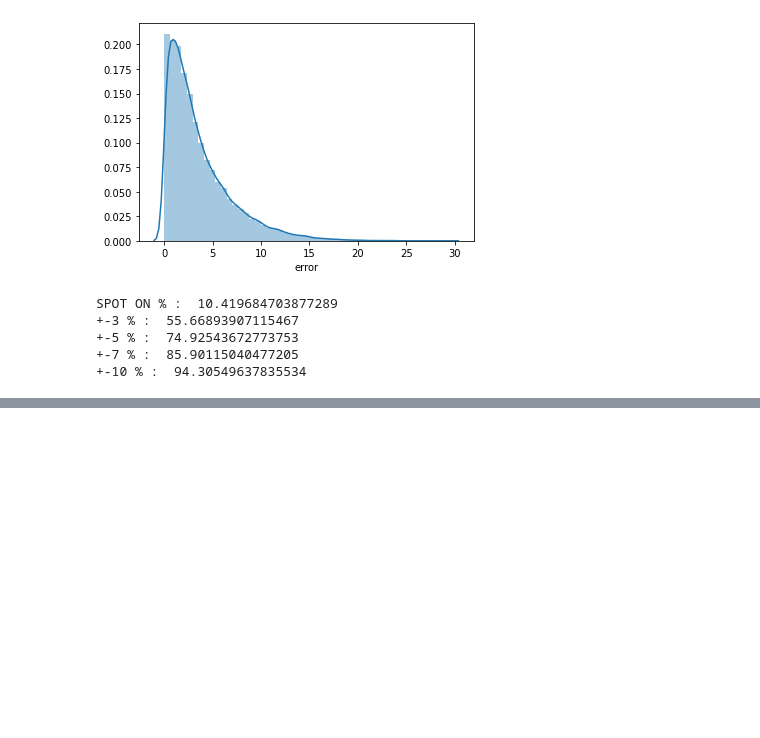
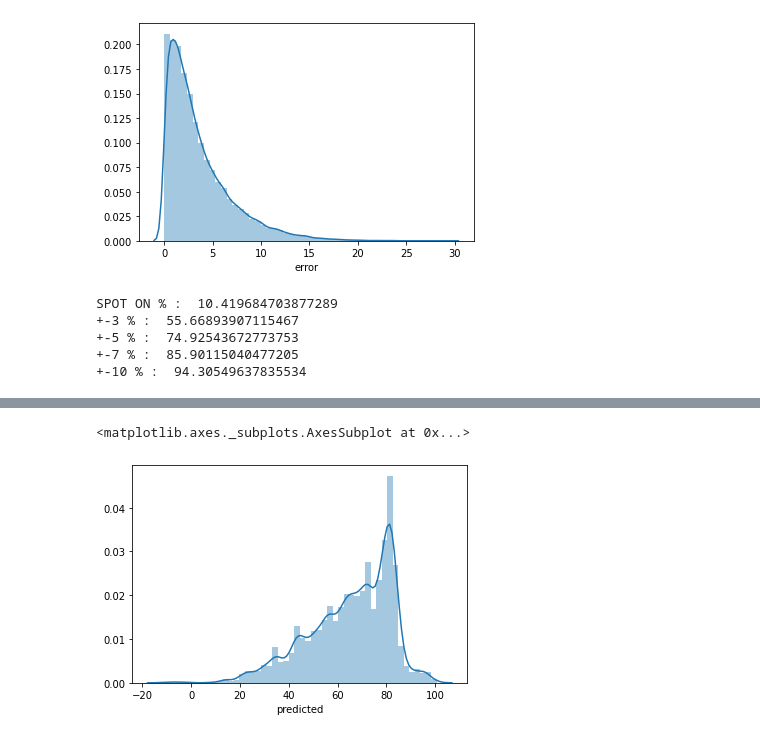
Before and after one commit to BhaskarGoswami1998/ds_project1, a Jupyter notebook: Base Model.ipynb, the cells around one changed output, grey strips where cells are left out. Cells and saved outputs as stored; diff of their text form; code cells hidden in the pictures; blank space fills up the shorter version.

```diff
--- a/Base Model.ipynb
+++ b/Base Model.ipynb
@@ -262,0 +283,5 @@ SPOT ON % :  10.419684703877289
+# %%
+sns.distplot(result.predicted)
+# %% [output]
+<matplotlib.axes._subplots.AxesSubplot at 0x...>
+[figure, added]
```
Also changed, not shown: parts of 5 cells of this notebook, 5 other files.
